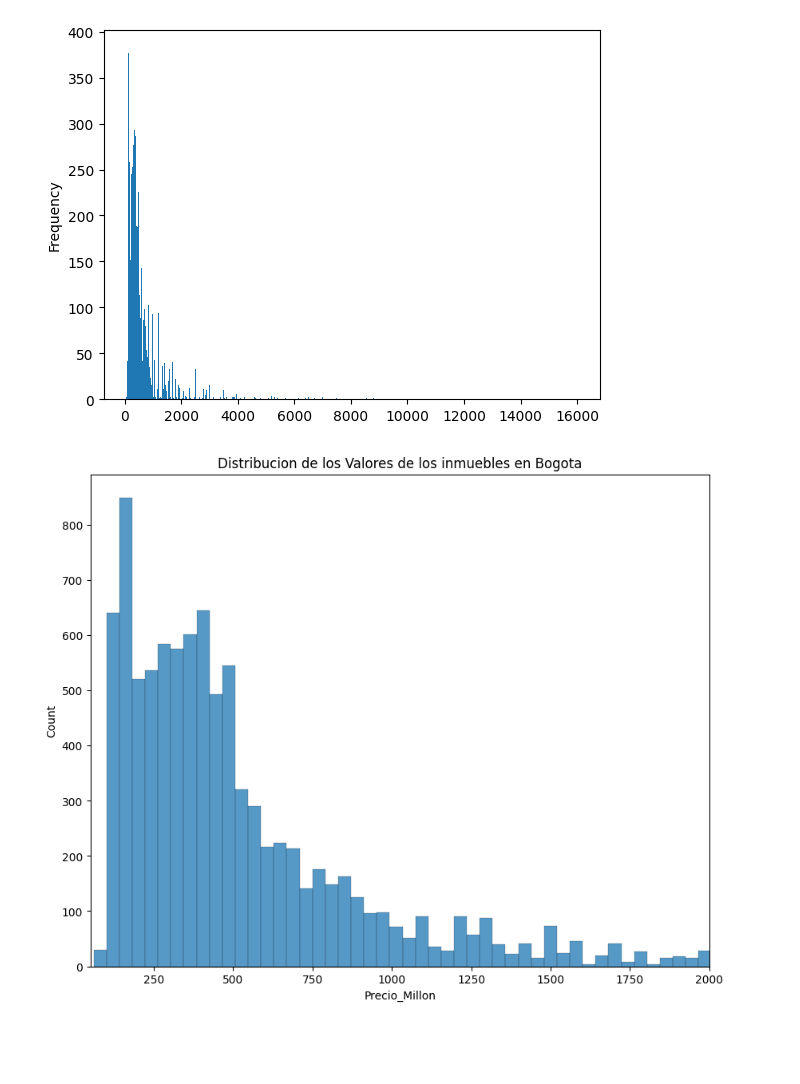
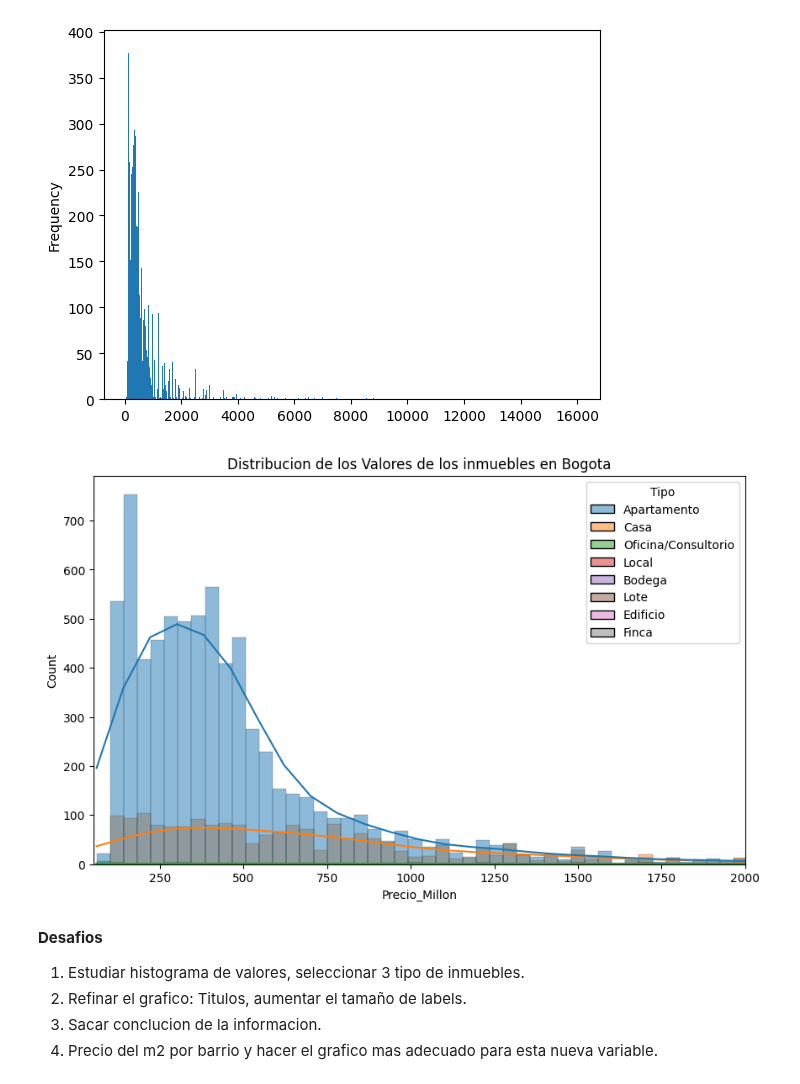
Before and after one commit to MatiasRuizSilva/Python-for-Data-Science, a Jupyter notebook: Inmersion_en_Datos_Clase_1_y_2.ipynb, the cells around one changed output. Drawn from its saved outputs; the diff is of its cells as text; code cells hidden in the pictures; blank space fills up the shorter version.

```diff
--- a/Inmersion_en_Datos_Clase_1_y_2.ipynb
+++ b/Inmersion_en_Datos_Clase_1_y_2.ipynb
@@ -384,11 +384,19 @@ inmuebles['Precio_Millon'].plot.hist(bins=1000)
 # %%
 import matplotlib.pyplot as plt
 import seaborn as sns
 
-plt.figure(figsize = (10,8))
-grafica = sns.histplot(data=inmuebles, x='Precio_Millon')
+plt.figure(figsize = (10,6))
+grafica = sns.histplot(data=inmuebles, x='Precio_Millon', kde = True, hue = 'Tipo')
 grafica.set_title('Distribucion de los Valores de los inmuebles en Bogota')
 plt.xlim((50,2000))
+plt.savefig('/content/drive/MyDrive/Colab Notebooks/valor_inmuebles.png', format = 'png')
 plt.show()
 # %% [output]
-[figure, old version]
+[figure, new version]
+# %% [markdown]
+**Desafios**
+
+1. Estudiar histograma de valores, seleccionar 3 tipo de inmuebles.
+2. Refinar el grafico: Titulos, aumentar el tamaño de labels.
+3. Sacar conclucion de la informacion.
+4. Precio del m2 por barrio y hacer el grafico mas adecuado para esta nueva variable.
```
Also changed, not shown: parts of 5 cells of this notebook.
